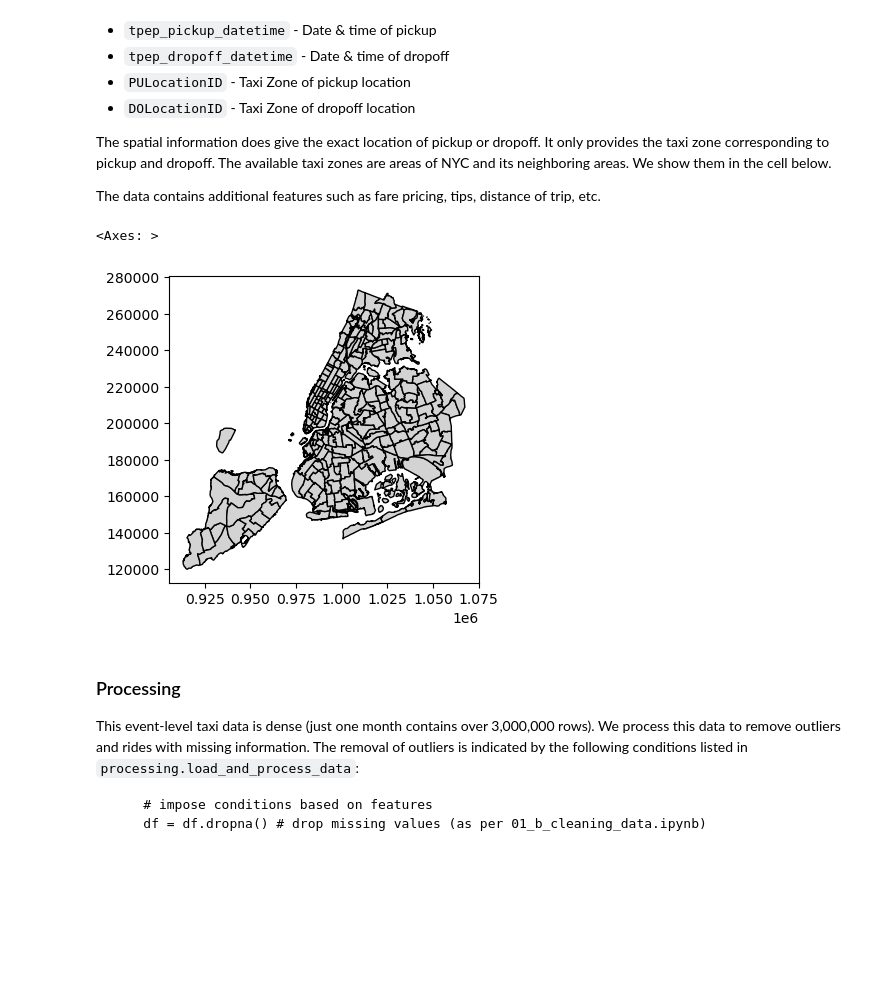
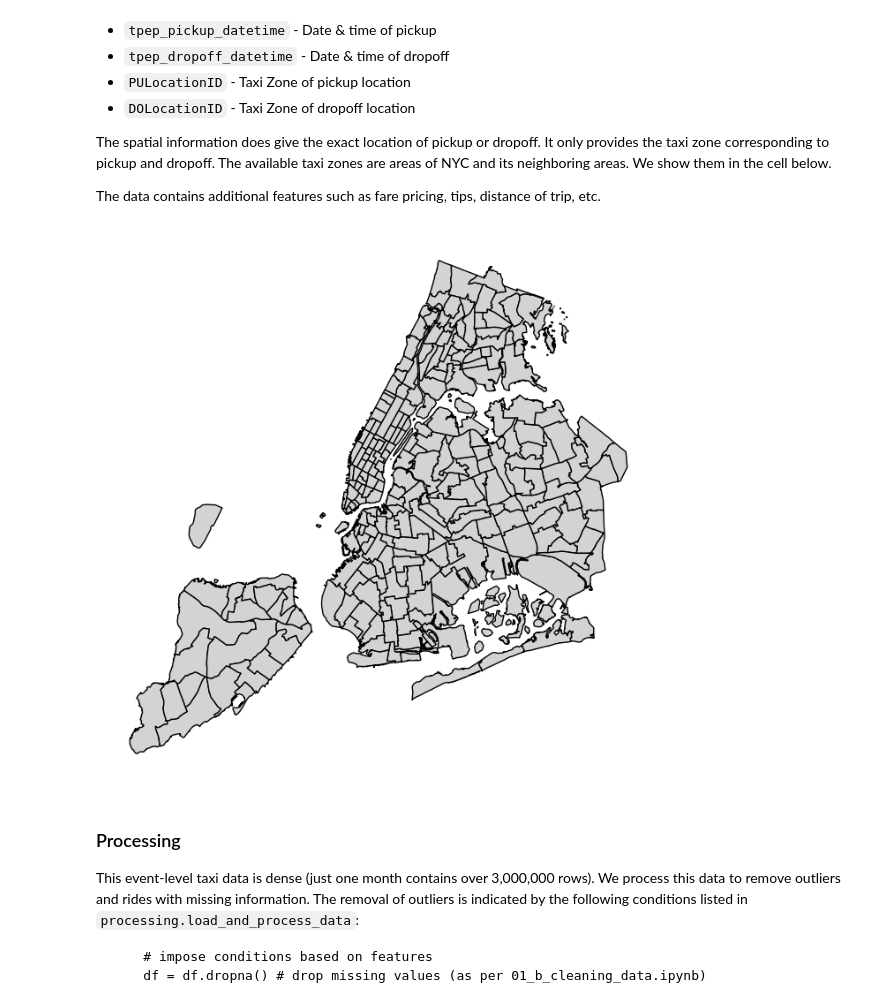
Before and after one commit to edwarddramirez/taxi-forecast, a Jupyter notebook: notebooks/00_a_data_summary.ipynb, the cells around one changed output. Drawn from its saved outputs; the diff is of its cells as text; code cells hidden in the pictures; blank space fills up the shorter version.

Commit message:
modified some early notebooks to make figures

```diff
--- a/notebooks/00_a_data_summary.ipynb
+++ b/notebooks/00_a_data_summary.ipynb
@@ -61,11 +59,19 @@ The data contains additional features such as fare pricing, tips, distance of tr
 # %%
 # Display Taxi Zones
 gdf = gpd.read_file('../assets/tableau/taxi_zones/taxi_zones.shp')  # read shapefile
-fig, ax = plt.subplots(figsize=(4, 4))
+fig, ax = plt.subplots(figsize=(8, 8))
 gdf.plot(ax=ax, color='lightgrey', edgecolor='black')
+
+# remove xticks and yticks
+plt.xticks([])
+plt.yticks([])
+# remove square frame
+for spine in plt.gca().spines.values():
+    spine.set_visible(False)
+
+fig.savefig('data/taxi_zones.png', transparent=True)
 # %% [output]
-<Axes: >
-[figure, old version]
+[figure, new version]
 # %% [markdown]
 ### Processing
 
```
Also changed, not shown: parts of 4 cells of this notebook, 1 other file.
